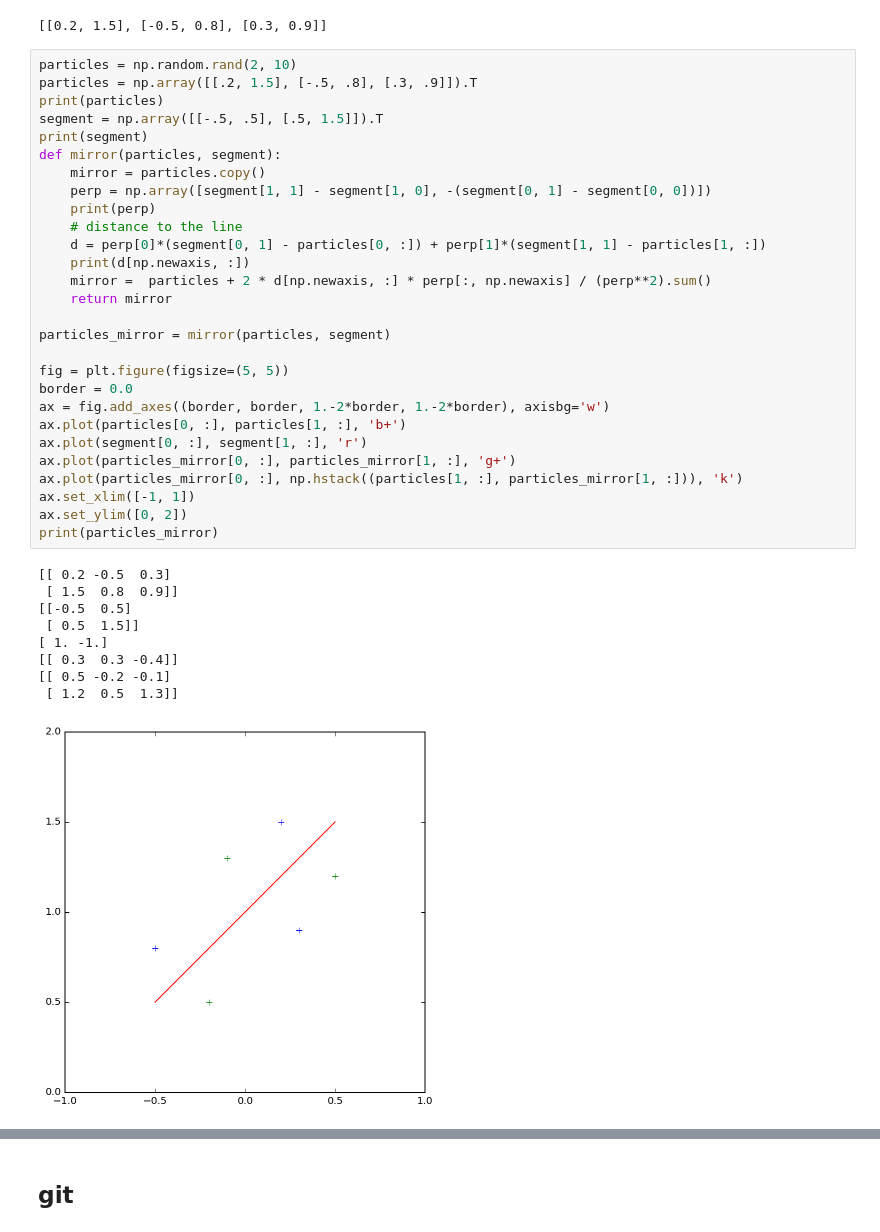
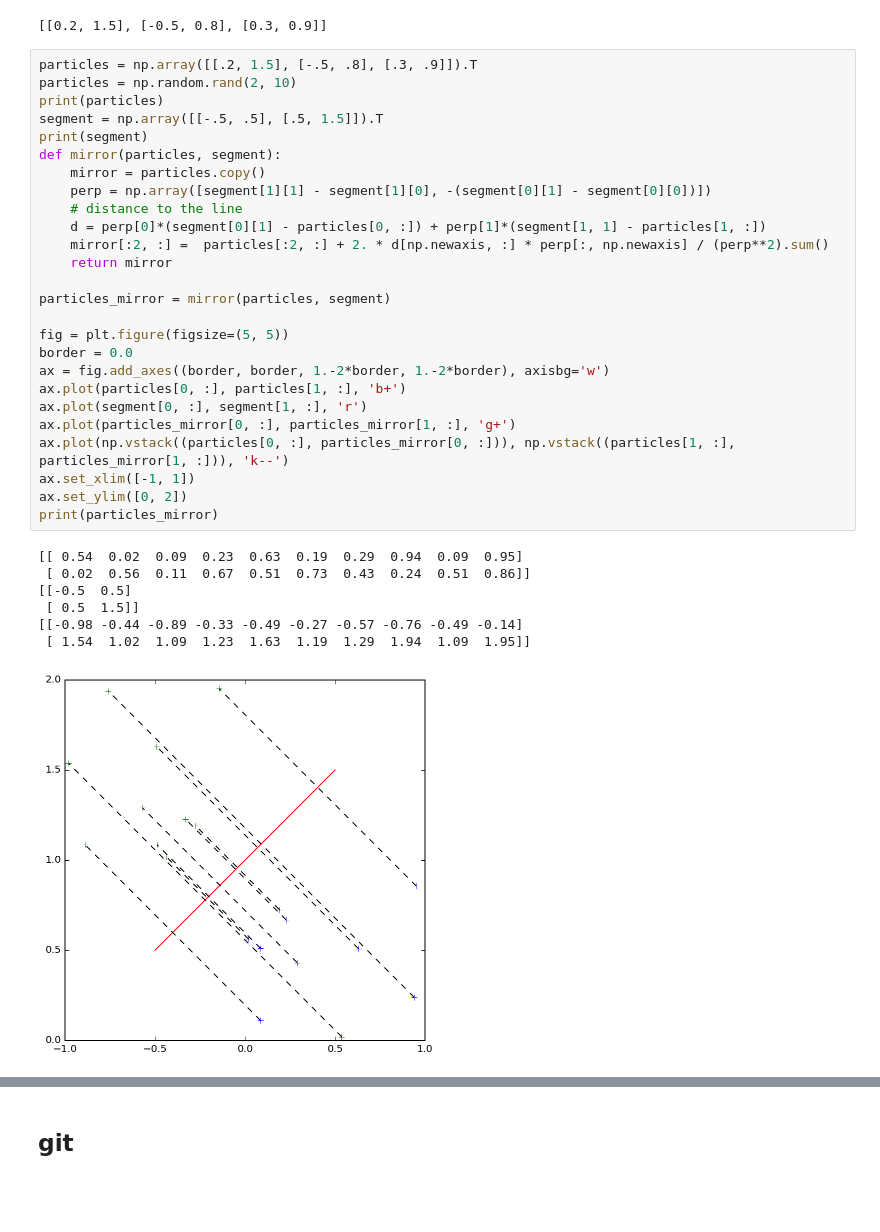
Before and after one commit to NaturalPatterns/2016_elasticite, a Jupyter notebook: posts/2015-11-02 élasticité expansion en miroir.ipynb, the cells around one changed output, grey strips where cells are left out. Saved outputs shown, nothing was run; the diff lists cells and outputs as text; blank space fills up the shorter version.

```diff
--- a/posts/2015-11-02 élasticité expansion en miroir.ipynb
+++ b/posts/2015-11-02 élasticité expansion en miroir.ipynb
@@ -132,40 +132,36 @@ particles.T.tolist()
 # %% [output]
 [[0.2, 1.5], [-0.5, 0.8], [0.3, 0.9]]
 # %%
+particles = np.array([[.2, 1.5], [-.5, .8], [.3, .9]]).T
 particles = np.random.rand(2, 10)
-particles = np.array([[.2, 1.5], [-.5, .8], [.3, .9]]).T
 print(particles)
 segment = np.array([[-.5, .5], [.5, 1.5]]).T
 print(segment)
 def mirror(particles, segment):
     mirror = particles.copy()
-    perp = np.array([segment[1, 1] - segment[1, 0], -(segment[0, 1] - segment[0, 0])])
-    print(perp)
+    perp = np.array([segment[1][1] - segment[1][0], -(segment[0][1] - segment[0][0])])
     # distance to the line
-    d = perp[0]*(segment[0, 1] - particles[0, :]) + perp[1]*(segment[1, 1] - particles[1, :])
-    print(d[np.newaxis, :])
-    mirror =  particles + 2 * d[np.newaxis, :] * perp[:, np.newaxis] / (perp**2).sum()
+    d = perp[0]*(segment[0][1] - particles[0, :]) + perp[1]*(segment[1, 1] - particles[1, :])
+    mirror[:2, :] =  particles[:2, :] + 2. * d[np.newaxis, :] * perp[:, np.newaxis] / (perp**2).sum()
     return mirror
 
 particles_mirror = mirror(particles, segment)
 
 fig = plt.figure(figsize=(5, 5))
 border = 0.0
 ax = fig.add_axes((border, border, 1.-2*border, 1.-2*border), axisbg='w')
 ax.plot(particles[0, :], particles[1, :], 'b+')
 ax.plot(segment[0, :], segment[1, :], 'r')
 ax.plot(particles_mirror[0, :], particles_mirror[1, :], 'g+')
-ax.plot(particles_mirror[0, :], np.hstack((particles[1, :], particles_mirror[1, :])), 'k')
+ax.plot(np.vstack((particles[0, :], particles_mirror[0, :])), np.vstack((particles[1, :], particles_mirror[1, :])), 'k--')
 ax.set_xlim([-1, 1])
 ax.set_ylim([0, 2])
 print(particles_mirror)
 # %% [output]
-[[ 0.2 -0.5  0.3]
- [ 1.5  0.8  0.9]]
+[[ 0.54  0.02  0.09  0.23  0.63  0.19  0.29  0.94  0.09  0.95]
+ [ 0.02  0.56  0.11  0.67  0.51  0.73  0.43  0.24  0.51  0.86]]
 [[-0.5  0.5]
  [ 0.5  1.5]]
-[ 1. -1.]
-[[ 0.3  0.3 -0.4]]
-[[ 0.5 -0.2 -0.1]
- [ 1.2  0.5  1.3]]
+[[-0.98 -0.44 -0.89 -0.33 -0.49 -0.27 -0.57 -0.76 -0.49 -0.14]
+ [ 1.54  1.02  1.09  1.23  1.63  1.19  1.29  1.94  1.09  1.95]]
-[figure, old version]
+[figure, new version]
```
Also changed, not shown: parts of 7 cells of this notebook, 1 other file.
